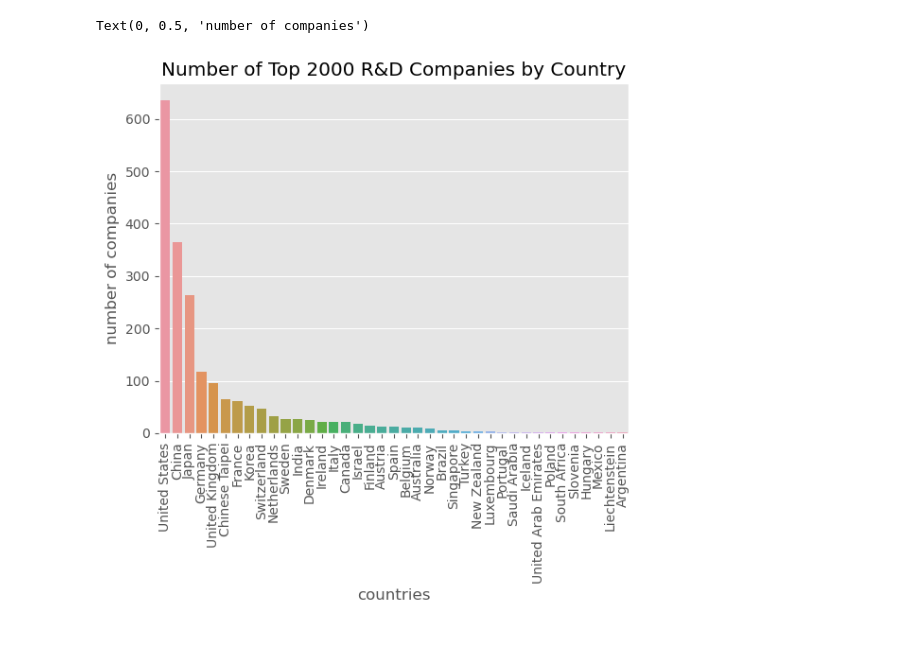
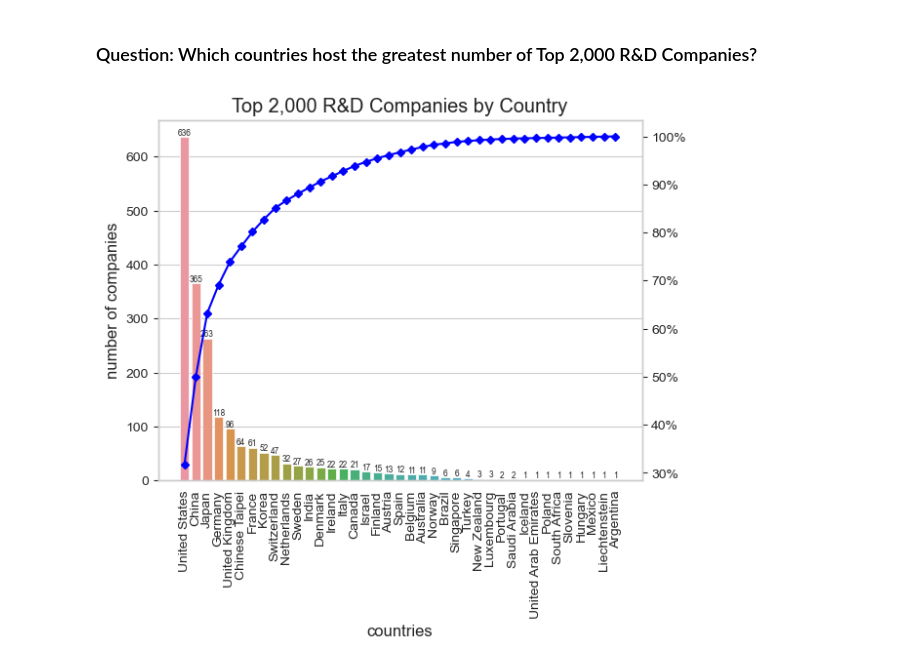
Before and after one commit to bassoonelephant/ip-productivity, a Jupyter notebook: ip_workbench.ipynb, the cells around one changed output. Cells and saved outputs as stored; diff of their text form; code cells hidden in the pictures.

Commit message:
finish draft 2 of country visualizations

```diff
--- a/ip_workbench.ipynb
+++ b/ip_workbench.ipynb
@@ -83,6 +97,10 @@ country_analysis.head()
 # %%
-# Calculate efficiency
-country_analysis['patent_eff'] = country_analysis['patent_share']/country_analysis['rd_share']
+# Add ranks
+country_analysis['rank_num_cos'] = country_analysis['num_cos'].rank(ascending=False)
+country_analysis['rank_rd_share'] = country_analysis['rd_share'].rank(ascending=False)
+country_analysis['rank_patent_share'] = country_analysis['patent_share'].rank(ascending=False)
+country_analysis['rank_pop_share'] = country_analysis['pop_share'].rank(ascending=False)
+country_analysis['rank_num_co_pop'] = country_analysis['num_co_per_mcapita'].rank(ascending=False)
+country_analysis['rank_rd_pop'] = country_analysis['rd_share_to_pop_share'].rank(ascending=False)
+country_analysis['rank_patent_pop'] = country_analysis['patent_share_to_pop_share'].rank(ascending=False)
 country_analysis['rank_patent_eff'] = country_analysis['patent_eff'].rank(ascending=False)
-
-country_analysis
@@ -107,21 +116,34 @@ country_analysis
+# %% [markdown]
+### Question: Which countries host the greatest number of Top 2,000 R&D Companies?
 # %%
-# (a) Which countries host the greatest number of companies in the Top 2000 R&D ranks?
+# Barplot
 
-# Barplot
-# country_analysis[['hq_country','num_cos']].plot.bar(x = 'hq_country', color = 'b')
-# plt.title('Number of Top 2000 R&D Companies by Country')
-# plt.xlabel('countries')
-# plt.ylabel('number companies')
-# plt.legend(['number of companies'])
+# Reorder by number of companies
+ordered_df = country_analysis.sort_values(by='num_cos', ascending = False)
 
-sns.barplot(x = 'hq_country',
-            y = 'num_cos',
-            data = country_analysis,
-            order = country_analysis.sort_values('num_cos', ascending = False).hq_country)
-plt.xticks(rotation=90)
-plt.title('Number of Top 2000 R&D Companies by Country')
+# Calculate cumulative percentage
+ordered_df['cume_per'] = ordered_df['num_cos'].cumsum()/ordered_df['num_cos'].sum()*100
+
+
+# Plot number of companies on Axis 1
+sns.set_style("whitegrid")
+ax = sns.barplot(y = 'num_cos',
+            x = 'hq_country',
+            data = ordered_df,
+            orient = 'v')
+ax.bar_label(ax.containers[0], fontsize=6)
+plt.title('Top 2,000 R&D Companies by Country')
+plt.ylabel('number of companies')
 plt.xlabel('countries')
-plt.ylabel('number of companies')
+plt.xticks(rotation = 'vertical')
+
+# Plot cume % of companies on Axis 2
+ax2 = ax.twinx()
+ax2.plot(ordered_df['hq_country'], ordered_df['cume_per'], color='blue', marker="D", ms=4)
+ax2.yaxis.set_major_formatter(PercentFormatter())
+ax2.grid(False)
+
+# Show graph
+plt.show()
 # %% [output]
-Text(0, 0.5, 'number of companies')
-[figure, old version]
+[figure, new version]
```
Also changed, not shown: parts of 44 cells of this notebook.
